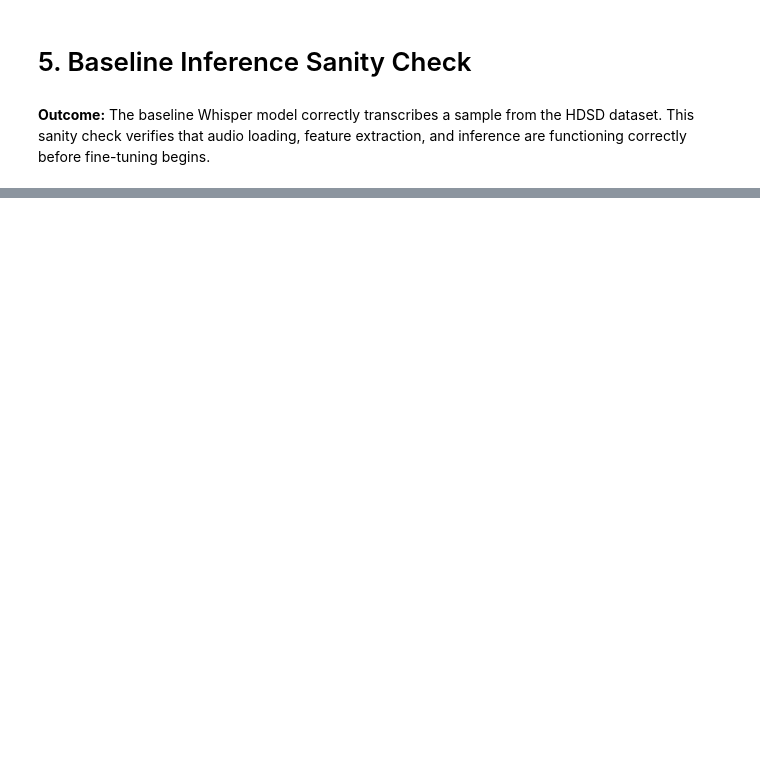
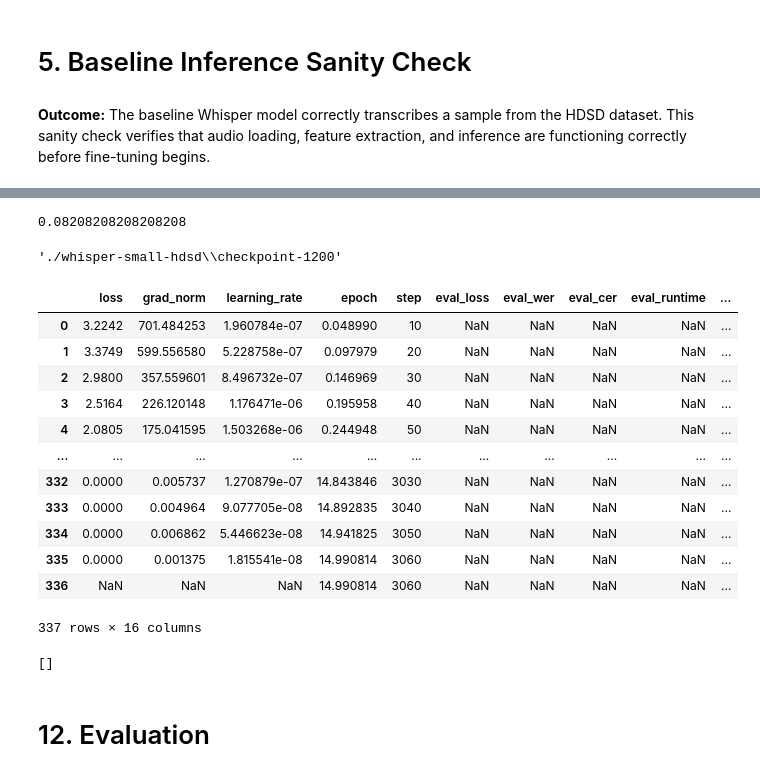
Before and after one commit to Edwinzynx/hdsd-whisperFT, a Jupyter notebook: 02_HDSD_FineTuning.ipynb, the cells around one changed output, grey strips where cells are left out. Drawn from its saved outputs; the diff is of its cells as text; code cells hidden in the pictures; blank space fills up the shorter version.

```diff
--- a/02_HDSD_FineTuning.ipynb
+++ b/02_HDSD_FineTuning.ipynb
@@ -144,0 +269,4 @@ test_ds = test_ds.map(...)
+# %%
+data_collator = DataCollatorSpeechSeq2SeqWithPadding(
+    processor=processor
+)
@@ -146,0 +301,5 @@ test_ds = test_ds.map(...)
+# %%
+import evaluate
+
+wer_metric = evaluate.load("wer")
+cer_metric = evaluate.load("cer")
@@ -154,0 +489,34 @@ test_ds = test_ds.map(...)
+# %%
+trainer.state.best_metric
+# %% [output]
+0.08208208208208208
+# %%
+trainer.state.best_model_checkpoint
+# %% [output]
+'./whisper-small-hdsd\\checkpoint-1200'
+# %%
+import pandas as pd
+
+history = pd.DataFrame(trainer.state.log_history)
+history
+# %% [output]
+|  | loss | grad_norm | learning_rate | epoch | step | eval_loss | eval_wer | eval_cer | eval_runtime | ... |
+| 0 | 3.2242 | 701.484253 | 1.960784e-07 | 0.048990 | 10 | NaN | NaN | NaN | NaN | ... |
+| 1 | 3.3749 | 599.556580 | 5.228758e-07 | 0.097979 | 20 | NaN | NaN | NaN | NaN | ... |
+| 2 | 2.9800 | 357.559601 | 8.496732e-07 | 0.146969 | 30 | NaN | NaN | NaN | NaN | ... |
+| 3 | 2.5164 | 226.120148 | 1.176471e-06 | 0.195958 | 40 | NaN | NaN | NaN | NaN | ... |
+| 4 | 2.0805 | 175.041595 | 1.503268e-06 | 0.244948 | 50 | NaN | NaN | NaN | NaN | ... |
+| ... | ... | ... | ... | ... | ... | ... | ... | ... | ... | ... |
+| 332 | 0.0000 | 0.005737 | 1.270879e-07 | 14.843846 | 3030 | NaN | NaN | NaN | NaN | ... |
+| 333 | 0.0000 | 0.004964 | 9.077705e-08 | 14.892835 | 3040 | NaN | NaN | NaN | NaN | ... |
+| 334 | 0.0000 | 0.006862 | 5.446623e-08 | 14.941825 | 3050 | NaN | NaN | NaN | NaN | ... |
+| 335 | 0.0000 | 0.001375 | 1.815541e-08 | 14.990814 | 3060 | NaN | NaN | NaN | NaN | ... |
+| 336 | NaN | NaN | NaN | 14.990814 | 3060 | NaN | NaN | NaN | NaN | ... |
+337 rows × 16 columns
+# %%
+trainer.save_model("./models/whisper-hdsd-ft")
+processor.save_pretrained("./models/whisper-hdsd-ft")
+# %% [output]
+[]
+# %% [markdown]
+# 12. Evaluation
```
Also changed, not shown: parts of 49 cells of this notebook, 6 other files.
